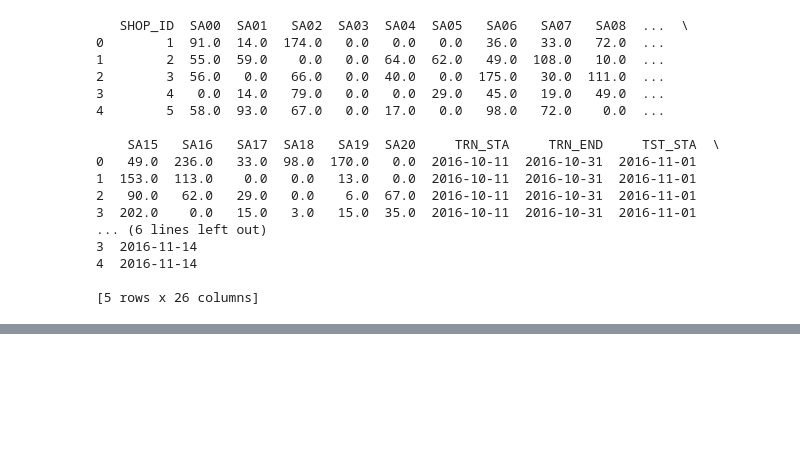
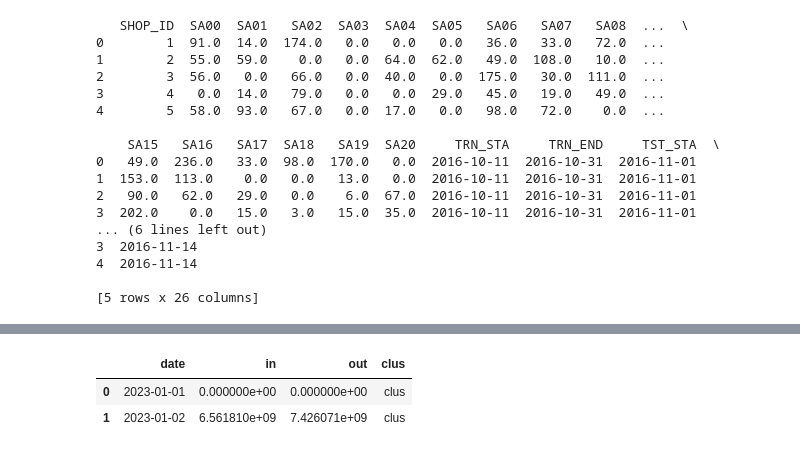
Before and after one commit to Alamoooooooo/AlamoWork, a Jupyter notebook: testCode/rank4_test/flow_test.ipynb, the cells around one changed output, grey strips where cells are left out. Drawn from its saved outputs; the diff is of its cells as text; code cells hidden in the pictures; blank space fills up the shorter version.

```diff
--- a/testCode/rank4_test/flow_test.ipynb
+++ b/testCode/rank4_test/flow_test.ipynb
@@ -488,0 +537,6 @@ print(TEST.head())
+# %%
+raw_data.head(2)
+# %% [output]
+|  | date | in | out | clus |
+| 0 | 2023-01-01 | 0.000000e+00 | 0.000000e+00 | clus |
+| 1 | 2023-01-02 | 6.561810e+09 | 7.426071e+09 | clus |
```
Also changed, not shown: parts of 9 cells of this notebook, 7 other files.
